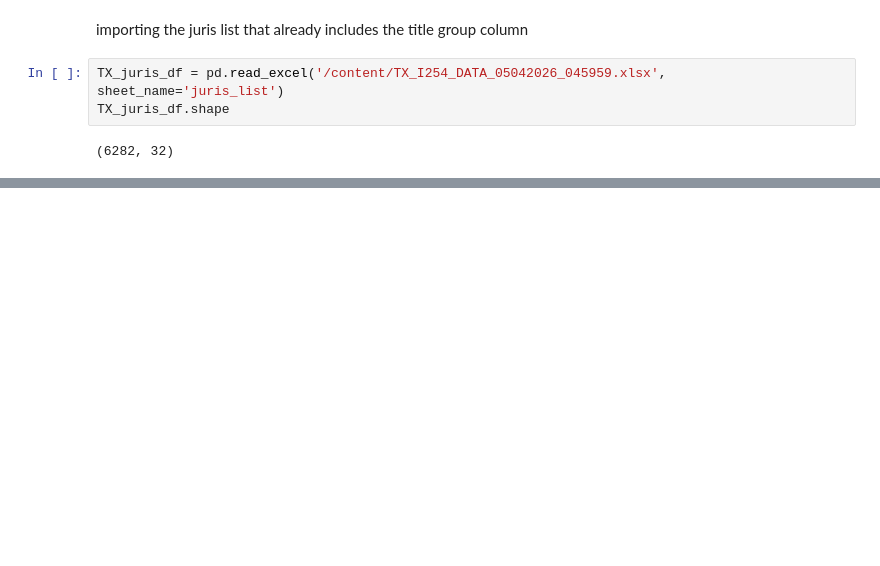
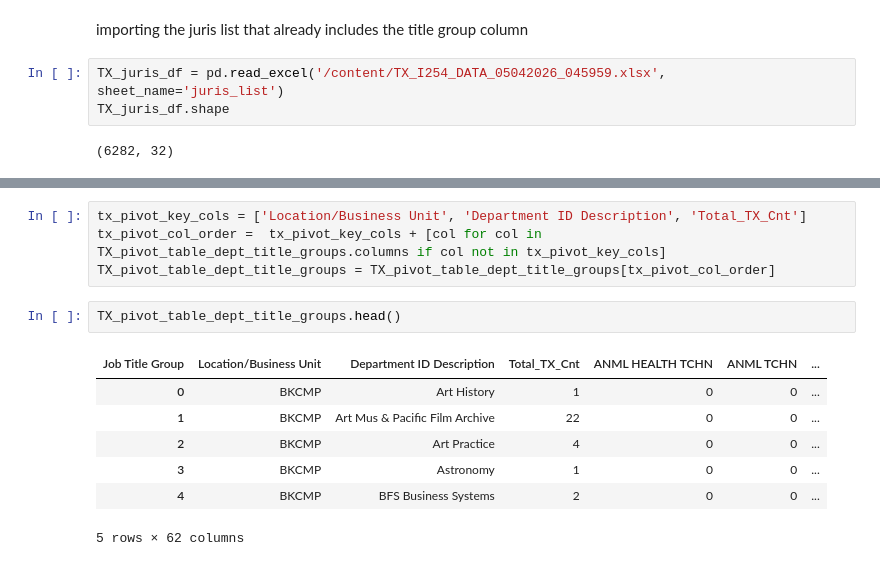
Before and after one commit to tougheye/Data_processing, a Jupyter notebook: TX_mapping_99.ipynb, the cells around one changed output, grey strips where cells are left out. Cells and saved outputs as stored; diff of their text form; blank space fills up the shorter version.

```diff
--- a/TX_mapping_99.ipynb
+++ b/TX_mapping_99.ipynb
@@ -62,0 +104,14 @@ unit_99_titles_of_interest.merge(TX_juris_df, left_on=)
+# %%
+tx_pivot_key_cols = ['Location/Business Unit', 'Department ID Description', 'Total_TX_Cnt']
+tx_pivot_col_order =  tx_pivot_key_cols + [col for col in TX_pivot_table_dept_title_groups.columns if col not in tx_pivot_key_cols]
+TX_pivot_table_dept_title_groups = TX_pivot_table_dept_title_groups[tx_pivot_col_order]
+# %%
+TX_pivot_table_dept_title_groups.head()
+# %% [output]
+| Job Title Group | Location/Business Unit | Department ID Description | Total_TX_Cnt | ANML HEALTH TCHN | ANML TCHN | ... |
+| 0 | BKCMP | Art History | 1 | 0 | 0 | ... |
+| 1 | BKCMP | Art Mus & Pacific Film Archive | 22 | 0 | 0 | ... |
+| 2 | BKCMP | Art Practice | 4 | 0 | 0 | ... |
+| 3 | BKCMP | Astronomy | 1 | 0 | 0 | ... |
+| 4 | BKCMP | BFS Business Systems | 2 | 0 | 0 | ... |
+5 rows × 62 columns
```
Also changed, not shown: parts of 27 cells of this notebook.
